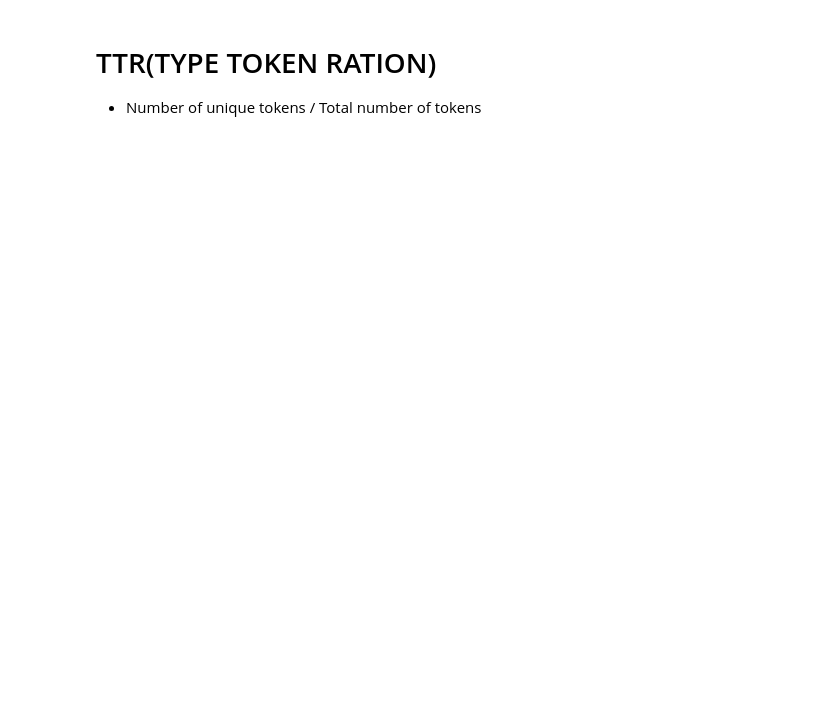
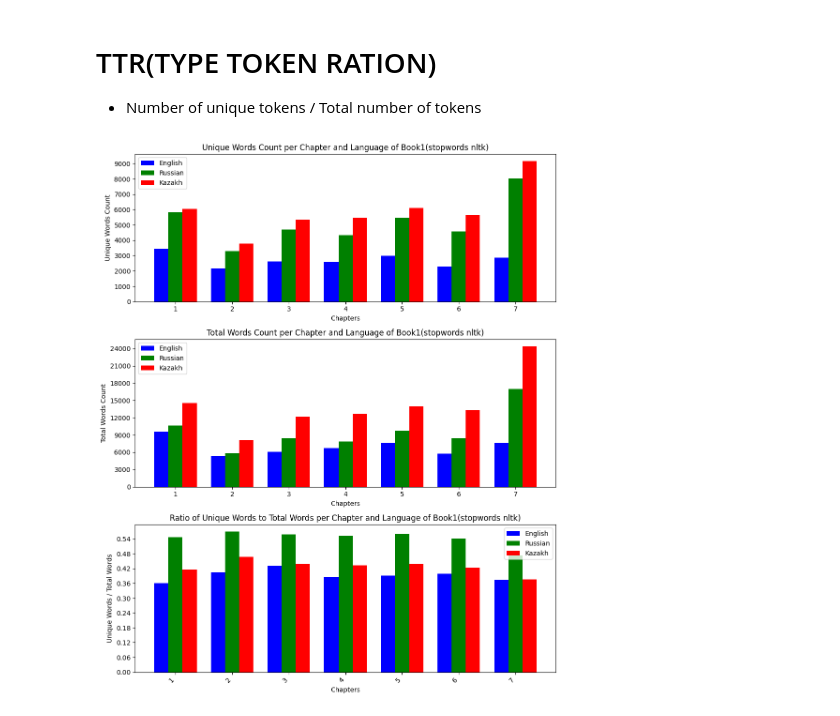
Before and after one commit to salamnocap/Abai-Text-Analysis, a Jupyter notebook: analysis/VocabularyRichness.ipynb, the cells around one changed output. Cells and saved outputs as stored; diff of their text form; code cells hidden in the pictures; blank space fills up the shorter version.

```diff
--- a/analysis/VocabularyRichness.ipynb
+++ b/analysis/VocabularyRichness.ipynb
@@ -8,6 +19,4 @@ with open('../dataset/en.json', 'r') as file:
 with open('../dataset/ru.json', 'r') as file:
     ru = json.load(file)
 with open('../dataset/kaz.json', 'r') as file:
-    kaz = json.load(file)
-
-print(en["part1"]["the_home_coming"])
+    kz = json.load(file)
@@ -16,2 +30,6 @@ print(en["part1"]["the_home_coming"])
+# %%
+kz_chapters_part1, kz_chapters_part2 = get_chapters(kz)[2:9], get_chapters(kz)[10:]
+en_chapters_part1, en_chapters_part2 = get_chapters(en)[:7], get_chapters(en)[7:]
+ru_chapters_part1, ru_chapters_part2 = get_chapters(ru)[:7], get_chapters(ru)[7:]
 # %% [markdown]
 # TTR(TYPE TOKEN RATION)
@@ -18,0 +37,4 @@ print(en["part1"]["the_home_coming"])
+# %%
+stop_words_en = set(stopwords.words('english'))
+stop_words_ru = set(stopwords.words('russian'))
+stop_words_kz = set(stopwords.words('kazakh'))
@@ -18,0 +58,82 @@ print(en["part1"]["the_home_coming"])
+# %%
+ttr_en_p1 = ttr_per_chapter(en_chapters_part1, en, stop_words_en, "part1")
+ttr_en_p2 = ttr_per_chapter(en_chapters_part2, en, stop_words_en, "part2")
+ttr_ru_p1 = ttr_per_chapter(ru_chapters_part1, ru, stop_words_ru, "part1")
+ttr_ru_p2 = ttr_per_chapter(ru_chapters_part2, ru, stop_words_ru, "part2")
+ttr_kz_p1 = ttr_per_chapter(kz_chapters_part1, kz, stop_words_kz, "part1")
+ttr_kz_p2 = ttr_per_chapter(kz_chapters_part2, kz, stop_words_kz, "part2")
+# %%
+import matplotlib.pyplot as plt
+import numpy as np
+
+# Language names
+language_names = ['English', 'Russian', 'Kazakh']
+
+# Language colors
+language_colors = ['blue', 'green', 'red']
+
+# Combine all data dictionaries
+all_data = [ttr_en_p1, ttr_ru_p1, ttr_kz_p1]
+
+# Plotting
+fig, (ax1, ax2, ax3) = plt.subplots(3, 1, figsize=(10, 12))  # Create subplots
+
+# Plot for unique words count
+index = np.arange(len(all_data[0]))
+bar_width = 0.25
+
+for i, data in enumerate(all_data):
+    unique_counts = [chapter_data['unique_words_count'] for chapter_data in data.values()]
+    chapters = list(data.keys())
+    ax1.bar(index + i * bar_width, unique_counts, bar_width, color=language_colors[i], label=language_names[i])
+
+# Adding labels and title for unique words count
+ax1.set_xlabel('Chapters')
+ax1.set_ylabel('Unique Words Count')
+ax1.set_title('Unique Words Count per Chapter and Language of Book1(stopwords nltk)')
+ax1.set_xticks(index + bar_width)
+ax1.set_xticklabels(range(1, 8))
+ax1.legend()
+
+# Plot for total words count
+for i, data in enumerate(all_data):
+    total_counts = [chapter_data['total_words_count'] for chapter_data in data.values()]
+    chapters = list(data.keys())
+    ax2.bar(index + i * bar_width, total_counts, bar_width, color=language_colors[i], label=language_names[i])
+
+# Adding labels and title for total words count
+ax2.set_xlabel('Chapters')
+ax2.set_ylabel('Total Words Count')
+ax2.set_title('Total Words Count per Chapter and Language of Book1(stopwords nltk)')
+ax2.set_xticks(index + bar_width)
+ax2.set_xticklabels(range(1, 8))
+ax2.legend()
+
+# Plot for ratio of unique words to total words
+for i, data in enumerate(all_data):
+    unique_counts = [chapter_data['unique_words_count'] for chapter_data in data.values()]
+    total_counts = [chapter_data['total_words_count'] for chapter_data in data.values()]
+    ratios = [unique / total for unique, total in zip(unique_counts, total_counts)]
+    ax3.bar(index + i * bar_width, ratios, bar_width, color=language_colors[i], label=language_names[i])
+
+# Adding labels and title for ratio plot
+ax3.set_xlabel('Chapters')
+ax3.set_ylabel('Unique Words / Total Words')
+ax3.set_title('Ratio of Unique Words to Total Words per Chapter and Language of Book1(stopwords nltk)')
+ax3.set_xticks(index + bar_width)
+ax3.set_xticklabels(range(1, 8))
+ax3.legend()
+
+# Increase y-axis ticks
+ax1.yaxis.set_major_locator(plt.MaxNLocator(integer=True))
+ax2.yaxis.set_major_locator(plt.MaxNLocator(integer=True))
+ax3.yaxis.set_major_locator(plt.MaxNLocator())
+
+# Adjust layout
+plt.tight_layout()
+
+# Show plot
+plt.xticks(rotation=45, ha='right')
+plt.show()
+# %% [output]
+[figure, added]
```
Also changed, not shown: parts of 17 cells of this notebook, 1 other file.
